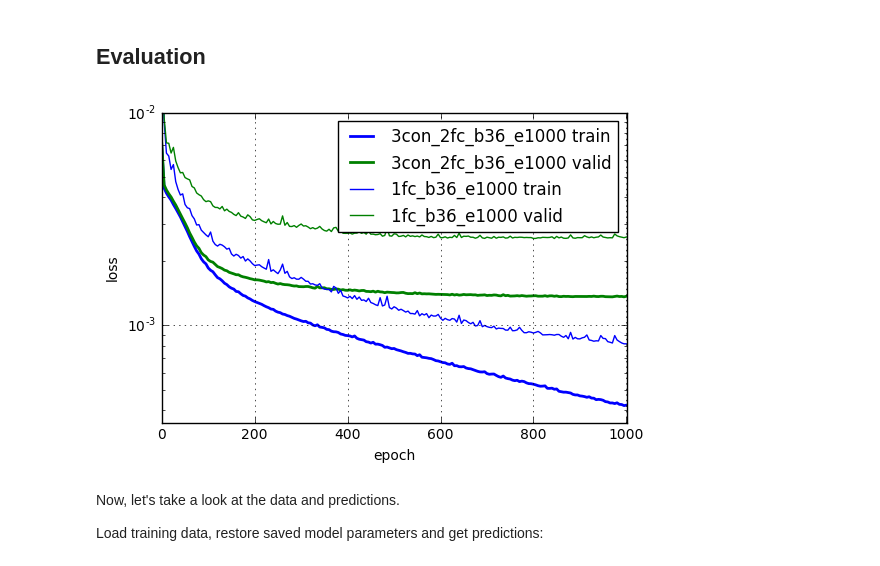
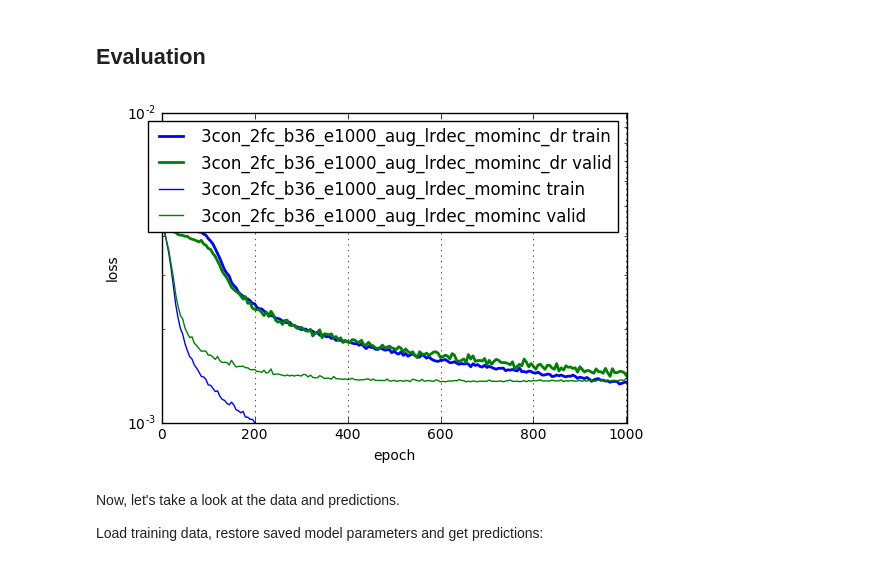
Before and after one commit to alexstaravoitau/kaggle-facial-keypoints-detection, a Jupyter notebook: 2_convolutions.ipynb, the cells around one changed output. Drawn from its saved outputs; the diff is of its cells as text; code cells hidden in the pictures.

Commit message:
Add various models outputs.

```diff
--- a/2_convolutions.ipynb
+++ b/2_convolutions.ipynb
@@ -317,7 +317,7 @@ def get_predictions_in_batches(X, y, session):
     return p
 # %%
 start = time.time()
-every_epoch_to_log = 1
+every_epoch_to_log = 5
 
 with tf.Session(graph = graph) as session:
     tf.initialize_all_variables().run()
@@ -352,7 +352,7 @@ with tf.Session(graph = graph) as session:
             )
             valid_loss_history[epoch] = valid_loss
 
-            if (epoch % 1 == 0):
+            if (epoch % 100 == 0):
                 print("--------- EPOCH %4d/%d ---------" % (epoch, num_epochs))
                 print("     Train loss: %.8f" % (train_loss))
                 print("Validation loss: %.8f" % (valid_loss))
@@ -406,18 +405,18 @@ def plot_learning_curves(model = model_name, linewidth = 2, train_linestyle = "b
     return epochs
 # %%
 new_model_epochs = plot_learning_curves()
-old_model_epochs = plot_learning_curves("1fc_b36_e1000", linewidth = 1)
+old_model_epochs = plot_learning_curves("3con_2fc_b36_e1000_aug_lrdec_mominc", linewidth = 1)
 
 pyplot.grid()
 pyplot.legend()
 pyplot.xlabel("epoch")
 pyplot.ylabel("loss")
-pyplot.ylim(0.00035, 0.01)
+pyplot.ylim(0.001, 0.01)
 pyplot.xlim(0, max(new_model_epochs, old_model_epochs))
 pyplot.yscale("log")
 pyplot.show()
 # %% [output]
-[figure, old version]
+[figure, new version]
 # %% [markdown]
 Now, let's take a look at the data and predictions.
 
```
Also changed, not shown: parts of 2 cells of this notebook, 6 other files.
